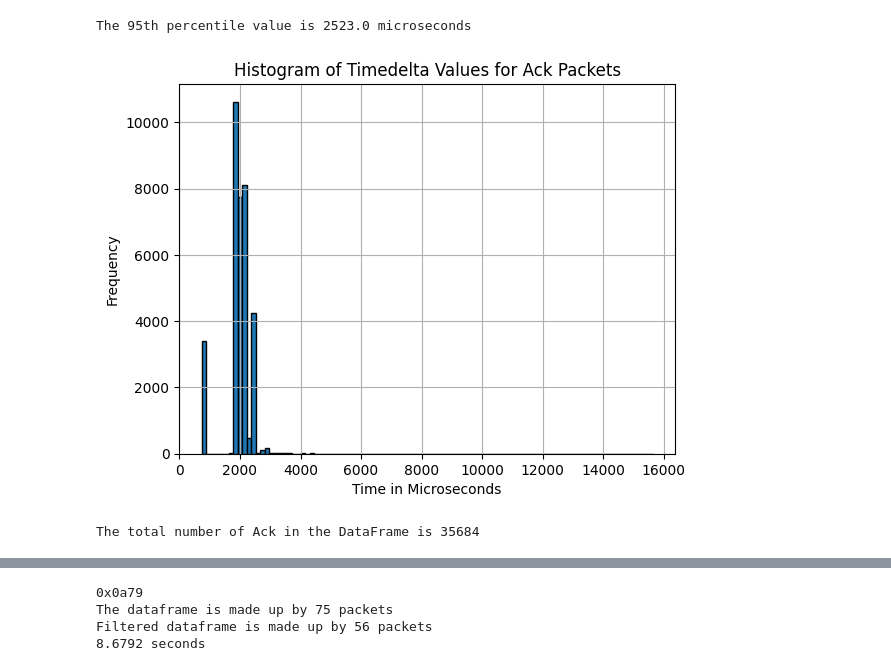
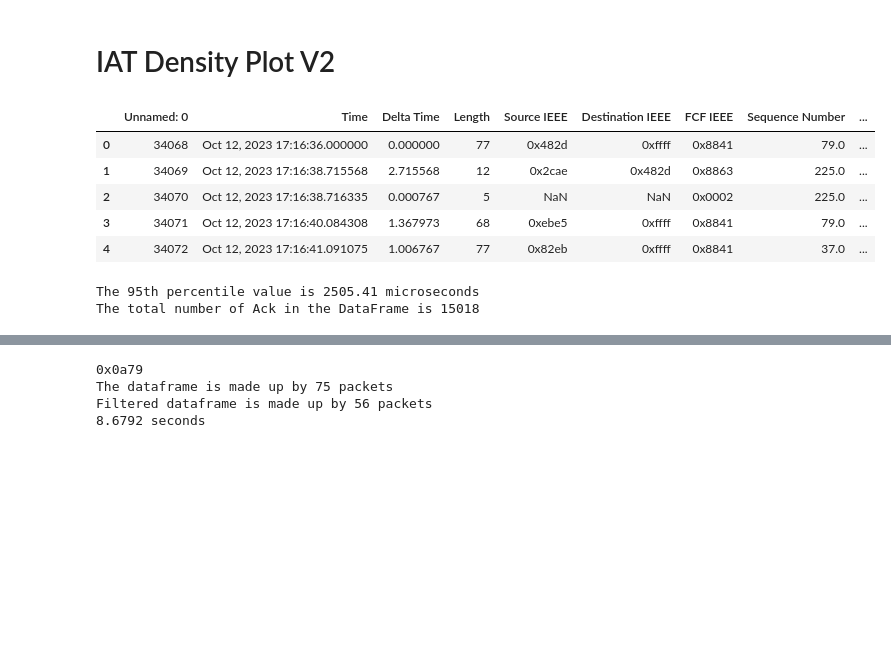
Before and after one commit to antonio-boiano/Niccol-, a Jupyter notebook: Script/deviceClassification.ipynb, the cells around one changed output, grey strips where cells are left out. Cells and saved outputs as stored; diff of their text form; code cells hidden in the pictures; blank space fills up the shorter version.

```diff
--- a/Script/deviceClassification.ipynb
+++ b/Script/deviceClassification.ipynb
@@ -405,6 +557,32 @@ for i in range(1, len(df)):
         df.loc[i, 'Payload Length'] = 0
 # %%
 df.to_csv('final_dataFrame_v4.csv', index=False)
+# %% [markdown]
+# IAT Density Plot V2
+# %%
+#load df from csv
+
+VERSION = 2 #4
+IDLE_FILTER = True
+
+df = pd.read_csv(f'final_dataFrame_v{VERSION}.csv')
+load_mapping(VERSION)
+devices_name_v2 = devices_name.copy()
+
+if IDLE_FILTER:
+    df = df[df['File'].str.contains('idle')]
+    df.reset_index(drop=True, inplace=True)
+
+df.head()
+
+#
+# %% [output]
+|  | Unnamed: 0 | Time | Delta Time | Length | Source IEEE | Destination IEEE | FCF IEEE | Sequence Number | ... |
+| 0 | 34068 | Oct 12, 2023 17:16:36.000000 | 0.000000 | 77 | 0x482d | 0xffff | 0x8841 | 79.0 | ... |
+| 1 | 34069 | Oct 12, 2023 17:16:38.715568 | 2.715568 | 12 | 0x2cae | 0x482d | 0x8863 | 225.0 | ... |
+| 2 | 34070 | Oct 12, 2023 17:16:38.716335 | 0.000767 | 5 | NaN | NaN | 0x0002 | 225.0 | ... |
+| 3 | 34071 | Oct 12, 2023 17:16:40.084308 | 1.367973 | 68 | 0xebe5 | 0xffff | 0x8841 | 79.0 | ... |
+| 4 | 34072 | Oct 12, 2023 17:16:41.091075 | 1.006767 | 77 | 0x82eb | 0xffff | 0x8841 | 37.0 | ... |
 # %%
 ## Calculate the time delta between packets with the same sequence number (packet and corresponding ack)
 df.sort_values(by=['Time'])
@@ -444,12 +622,10 @@ percentile_bin = np.where(cdf > 0.95)[0][0]
 percentile_value = bin_edges[percentile_bin + 1]
 print(f"The 95th percentile value is {percentile_value} microseconds")
 
+number_of_ack = len(df[df['FCF IEEE'] == '0x0002'])
+print(f"The total number of Ack in the DataFrame is {number_of_ack}")
+
 plt.show()
 # %% [output]
-The 95th percentile value is 2523.0 microseconds
+The 95th percentile value is 2505.41 microseconds
+The total number of Ack in the DataFrame is 15018
-[figure, removed]
-# %%
-number_of_ack = len(df[df['FCF IEEE'] == '0x0002'])
-print(f"The total number of Ack in the DataFrame is {number_of_ack}")
-# %% [output]
-The total number of Ack in the DataFrame is 35684
```
Also changed, not shown: parts of 87 cells of this notebook, 20 other files.
